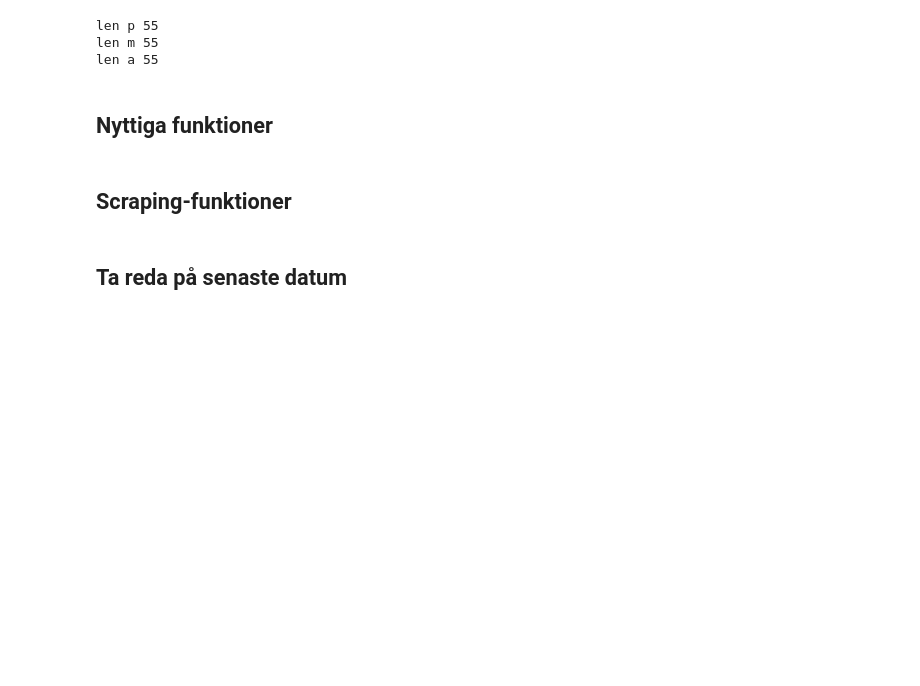
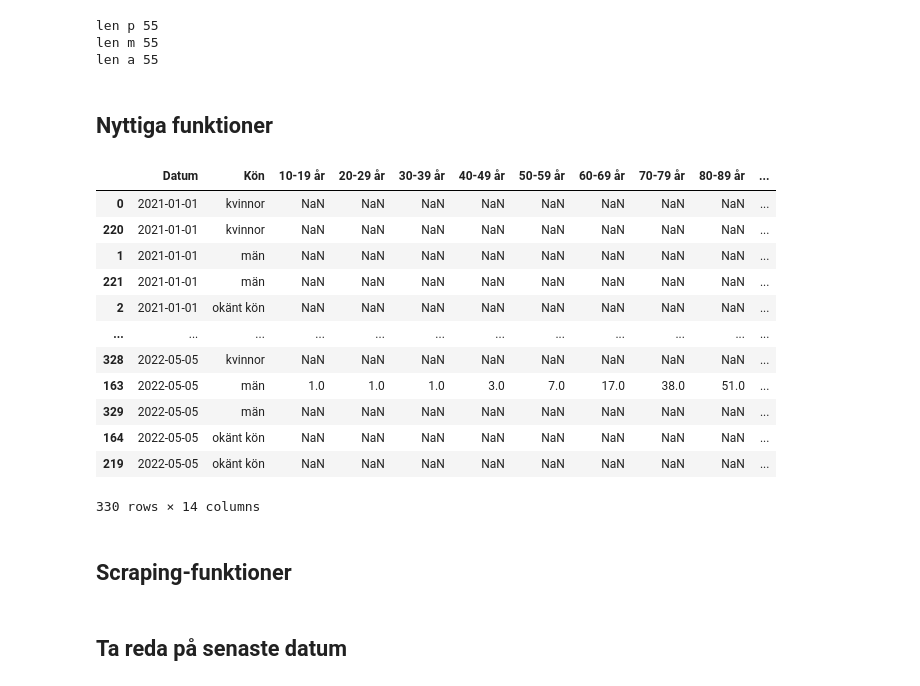
Before and after one commit to carokanns/scrape_vax, a Jupyter notebook: scrape_special.ipynb, the cells around one changed output. Saved outputs shown, nothing was run; the diff lists cells and outputs as text; code cells hidden in the pictures; blank space fills up the shorter version.

```diff
--- a/scrape_special.ipynb
+++ b/scrape_special.ipynb
@@ -252,3 +252,19 @@ pfizer_döda = fyll_i_datum_med_saknade_kön(pfizer_döda,'Pfizer')
 astra_döda = fyll_i_datum_med_saknade_kön(astra_döda,'Astra')
 moderna_döda = fyll_i_datum_med_saknade_kön(moderna_döda,'Moderna')
 spara_döda(True,True,True)
+# %%
+                                                            pfizer_döda
+# %% [output]
+|  | Datum | Kön | 10-19 år | 20-29 år | 30-39 år | 40-49 år | 50-59 år | 60-69 år | 70-79 år | 80-89 år | ... |
+| 0 | 2021-01-01 | kvinnor | NaN | NaN | NaN | NaN | NaN | NaN | NaN | NaN | ... |
+| 220 | 2021-01-01 | kvinnor | NaN | NaN | NaN | NaN | NaN | NaN | NaN | NaN | ... |
+| 1 | 2021-01-01 | män | NaN | NaN | NaN | NaN | NaN | NaN | NaN | NaN | ... |
+| 221 | 2021-01-01 | män | NaN | NaN | NaN | NaN | NaN | NaN | NaN | NaN | ... |
+| 2 | 2021-01-01 | okänt kön | NaN | NaN | NaN | NaN | NaN | NaN | NaN | NaN | ... |
+| ... | ... | ... | ... | ... | ... | ... | ... | ... | ... | ... | ... |
+| 328 | 2022-05-05 | kvinnor | NaN | NaN | NaN | NaN | NaN | NaN | NaN | NaN | ... |
+| 163 | 2022-05-05 | män | 1.0 | 1.0 | 1.0 | 3.0 | 7.0 | 17.0 | 38.0 | 51.0 | ... |
+| 329 | 2022-05-05 | män | NaN | NaN | NaN | NaN | NaN | NaN | NaN | NaN | ... |
+| 164 | 2022-05-05 | okänt kön | NaN | NaN | NaN | NaN | NaN | NaN | NaN | NaN | ... |
+| 219 | 2022-05-05 | okänt kön | NaN | NaN | NaN | NaN | NaN | NaN | NaN | NaN | ... |
+330 rows × 14 columns
```
Also changed, not shown: parts of 13 cells of this notebook, 26 other files.
